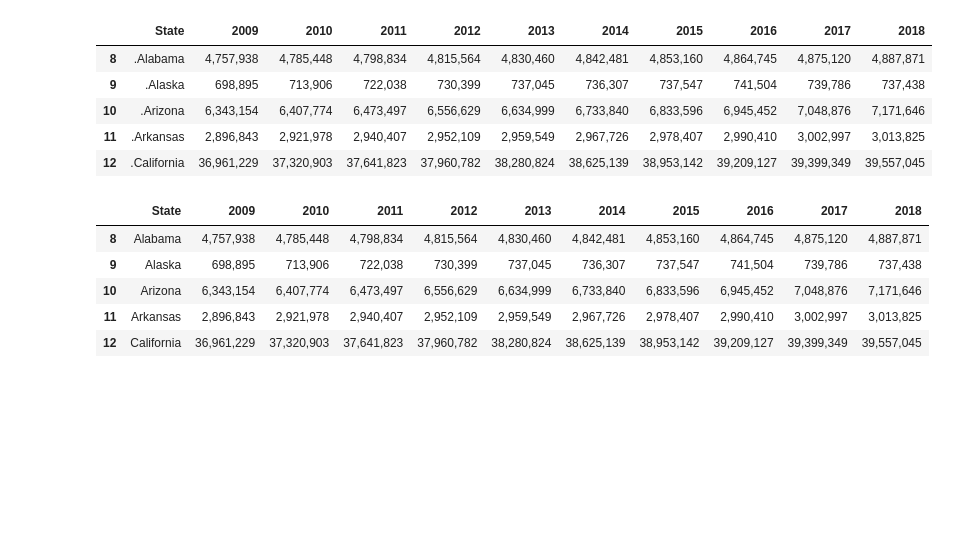
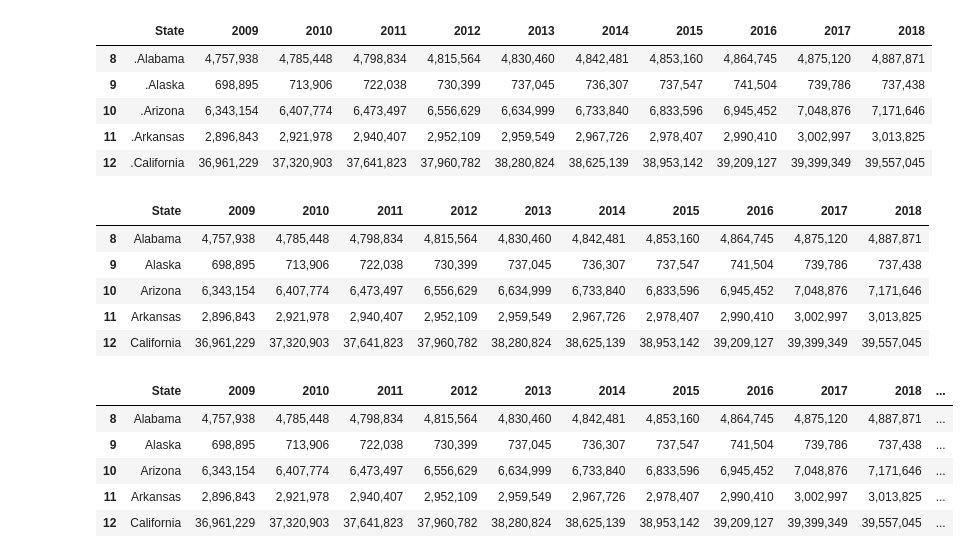
Before and after one commit to jdwright76/Project_1_group1.2, a Jupyter notebook: census_data/project_1_census.ipynb, the cells around one changed output. Cells and saved outputs as stored; diff of their text form; code cells hidden in the pictures; blank space fills up the shorter version.

```diff
--- a/census_data/project_1_census.ipynb
+++ b/census_data/project_1_census.ipynb
@@ -57,5 +57,27 @@ population_years.head()
 | 10 | Arizona | 6,343,154 | 6,407,774 | 6,473,497 | 6,556,629 | 6,634,999 | 6,733,840 | 6,833,596 | 6,945,452 | 7,048,876 | 7,171,646 |
 | 11 | Arkansas | 2,896,843 | 2,921,978 | 2,940,407 | 2,952,109 | 2,959,549 | 2,967,726 | 2,978,407 | 2,990,410 | 3,002,997 | 3,013,825 |
 | 12 | California | 36,961,229 | 37,320,903 | 37,641,823 | 37,960,782 | 38,280,824 | 38,625,139 | 38,953,142 | 39,209,127 | 39,399,349 | 39,557,045 |
+# %%
+state_2 = {'Alabama':'AL', 'Alaska':'AK', 'Arizona':'AZ', 'Arkansas': 'AR', 'California':'CA',
+          'Colorado':'CO', 'Connecticut':'CT', 'Delaware':'DE', 'Florida':'FL', 'Georgia':'GA',
+          'Hawaii':'HI', 'Idaho':'ID', 'Illinois':'IL', 'Indiana':'IN', 'Iowa': 'IA', 'Kansas':'KS',
+           'Kentucky':'KY', 'Louisiana':'LA', 'Maine':'ME', 'Maryland':'MD', 'Massachusetts':'MA',
+          'Michigan':'MI', 'Minnesota':'MN', 'Missouri':'MO', 'Mississippi':'MS', 'Montana':'MT',
+          "Nebraska":'NE', 'Nevada':'NV', 'New Hampshire':'NH','New Jersey':'NJ', 'New Mexico':'NM',
+          'New York':'NY', 'North Carolina':'NC', 'North Dakota':'ND', 'Ohio':'OH', 'Oklahoma':'OK',
+          'Oregon':'OR', 'Pennsylvania':'PA', 'Rhode Island':'RI', 'South Carolina':'SC', 'South Dakota':'SD',
+          'Tennessee':'TN', 'Texas':'TX', 'Utah':'UT', 'Vermont':'VT', 'Virginia':'VA', 'Washington':'WA',
+          'West Virginia':'WV', 'Wisconsin':'WI', 'Wyoming':'WY', 'District of Columbia':'DC'}
+# %%
+population_years['State_Abbr']=population_years['State'].map(state_2)
+# %%
+population_years.head()
+# %% [output]
+|  | State | 2009 | 2010 | 2011 | 2012 | 2013 | 2014 | 2015 | 2016 | 2017 | 2018 | ... |
+| 8 | Alabama | 4,757,938 | 4,785,448 | 4,798,834 | 4,815,564 | 4,830,460 | 4,842,481 | 4,853,160 | 4,864,745 | 4,875,120 | 4,887,871 | ... |
+| 9 | Alaska | 698,895 | 713,906 | 722,038 | 730,399 | 737,045 | 736,307 | 737,547 | 741,504 | 739,786 | 737,438 | ... |
+| 10 | Arizona | 6,343,154 | 6,407,774 | 6,473,497 | 6,556,629 | 6,634,999 | 6,733,840 | 6,833,596 | 6,945,452 | 7,048,876 | 7,171,646 | ... |
+| 11 | Arkansas | 2,896,843 | 2,921,978 | 2,940,407 | 2,952,109 | 2,959,549 | 2,967,726 | 2,978,407 | 2,990,410 | 3,002,997 | 3,013,825 | ... |
+| 12 | California | 36,961,229 | 37,320,903 | 37,641,823 | 37,960,782 | 38,280,824 | 38,625,139 | 38,953,142 | 39,209,127 | 39,399,349 | 39,557,045 | ... |
 # %%
 population_years.to_csv("Population by State -2009-18.csv", index=False)
```
Also changed, not shown: 1 other file.
